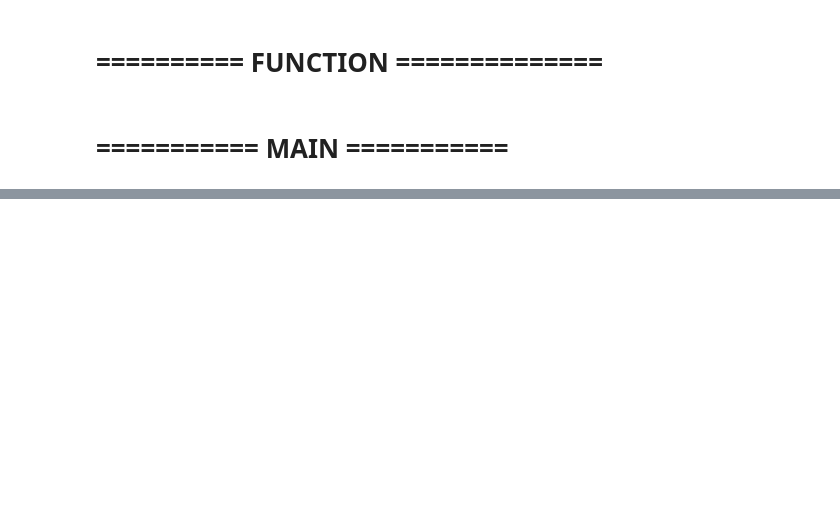
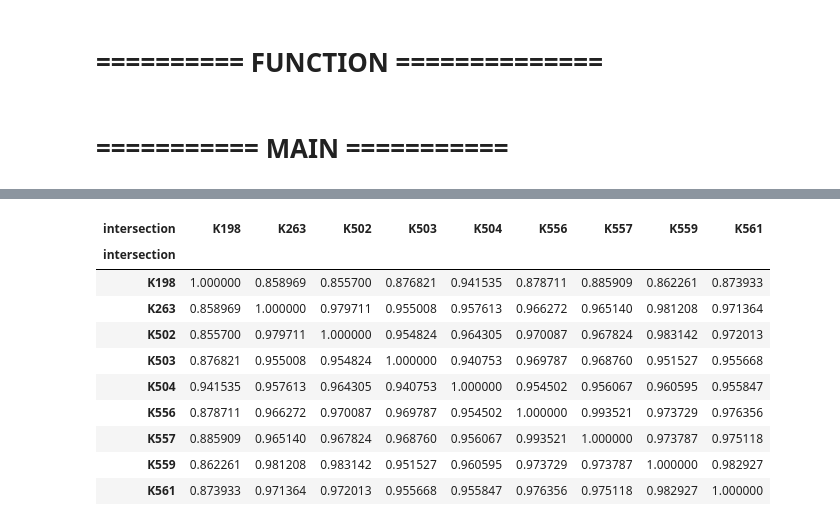
Before and after one commit to himanshudce/OWRI, a Jupyter notebook: notebooks/autoencoders.ipynb, the cells around one changed output, grey strips where cells are left out. Saved outputs shown, nothing was run; the diff lists cells and outputs as text; code cells hidden in the pictures; blank space fills up the shorter version.

```diff
--- a/notebooks/autoencoders.ipynb
+++ b/notebooks/autoencoders.ipynb
@@ -190,0 +252,15 @@ combined_fpds_for_AEs = prepare_input_for_AEs(featured_fpds)
+# %%
+corr_df = outlier_df_intersection.corr()
+corr_df
+# %% [output]
+| intersection | K198 | K263 | K502 | K503 | K504 | K556 | K557 | K559 | K561 |
+| intersection |  |  |  |  |  |  |  |  |  |
+| K198 | 1.000000 | 0.858969 | 0.855700 | 0.876821 | 0.941535 | 0.878711 | 0.885909 | 0.862261 | 0.873933 |
+| K263 | 0.858969 | 1.000000 | 0.979711 | 0.955008 | 0.957613 | 0.966272 | 0.965140 | 0.981208 | 0.971364 |
+| K502 | 0.855700 | 0.979711 | 1.000000 | 0.954824 | 0.964305 | 0.970087 | 0.967824 | 0.983142 | 0.972013 |
+| K503 | 0.876821 | 0.955008 | 0.954824 | 1.000000 | 0.940753 | 0.969787 | 0.968760 | 0.951527 | 0.955668 |
+| K504 | 0.941535 | 0.957613 | 0.964305 | 0.940753 | 1.000000 | 0.954502 | 0.956067 | 0.960595 | 0.955847 |
+| K556 | 0.878711 | 0.966272 | 0.970087 | 0.969787 | 0.954502 | 1.000000 | 0.993521 | 0.973729 | 0.976356 |
+| K557 | 0.885909 | 0.965140 | 0.967824 | 0.968760 | 0.956067 | 0.993521 | 1.000000 | 0.973787 | 0.975118 |
+| K559 | 0.862261 | 0.981208 | 0.983142 | 0.951527 | 0.960595 | 0.973729 | 0.973787 | 1.000000 | 0.982927 |
+| K561 | 0.873933 | 0.971364 | 0.972013 | 0.955668 | 0.955847 | 0.976356 | 0.975118 | 0.982927 | 1.000000 |
```
Also changed, not shown: parts of 22 cells of this notebook, 58 other files.
